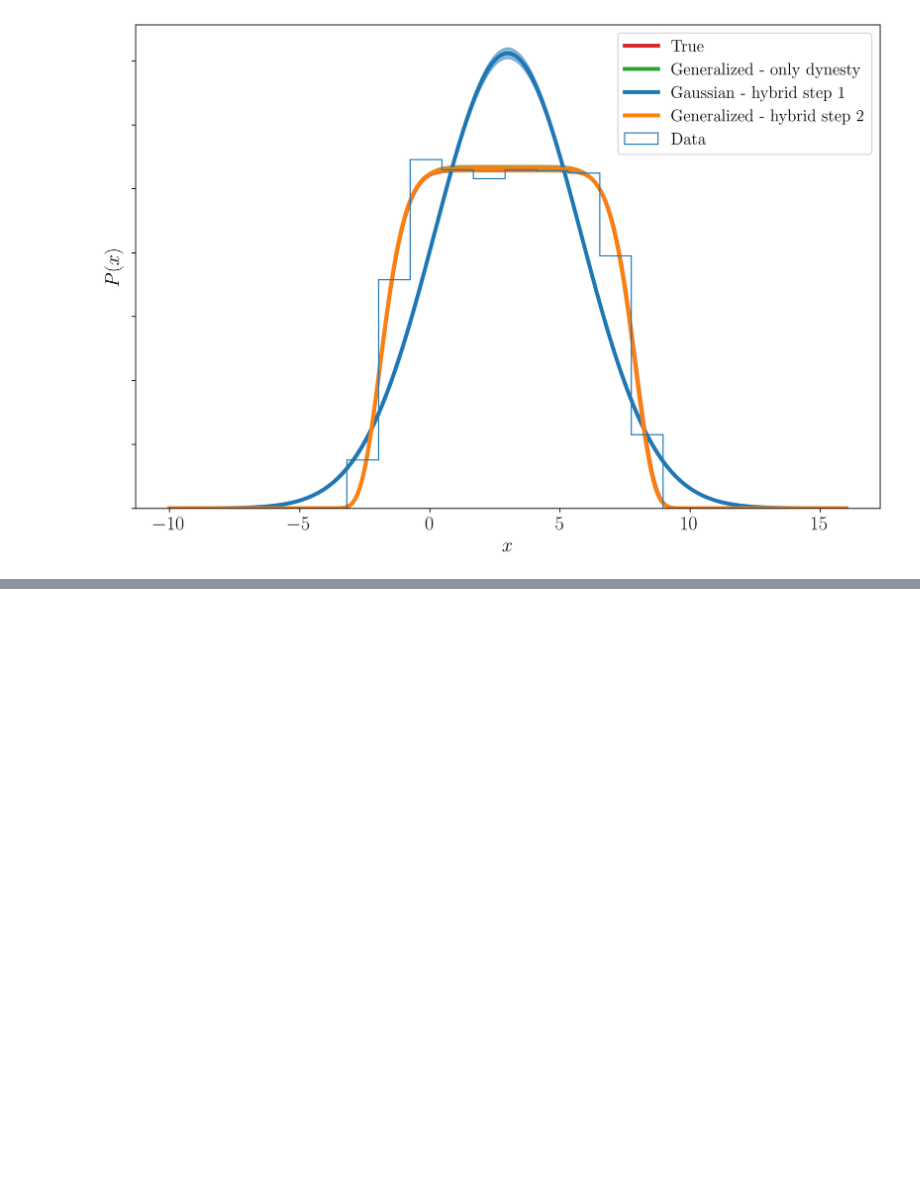
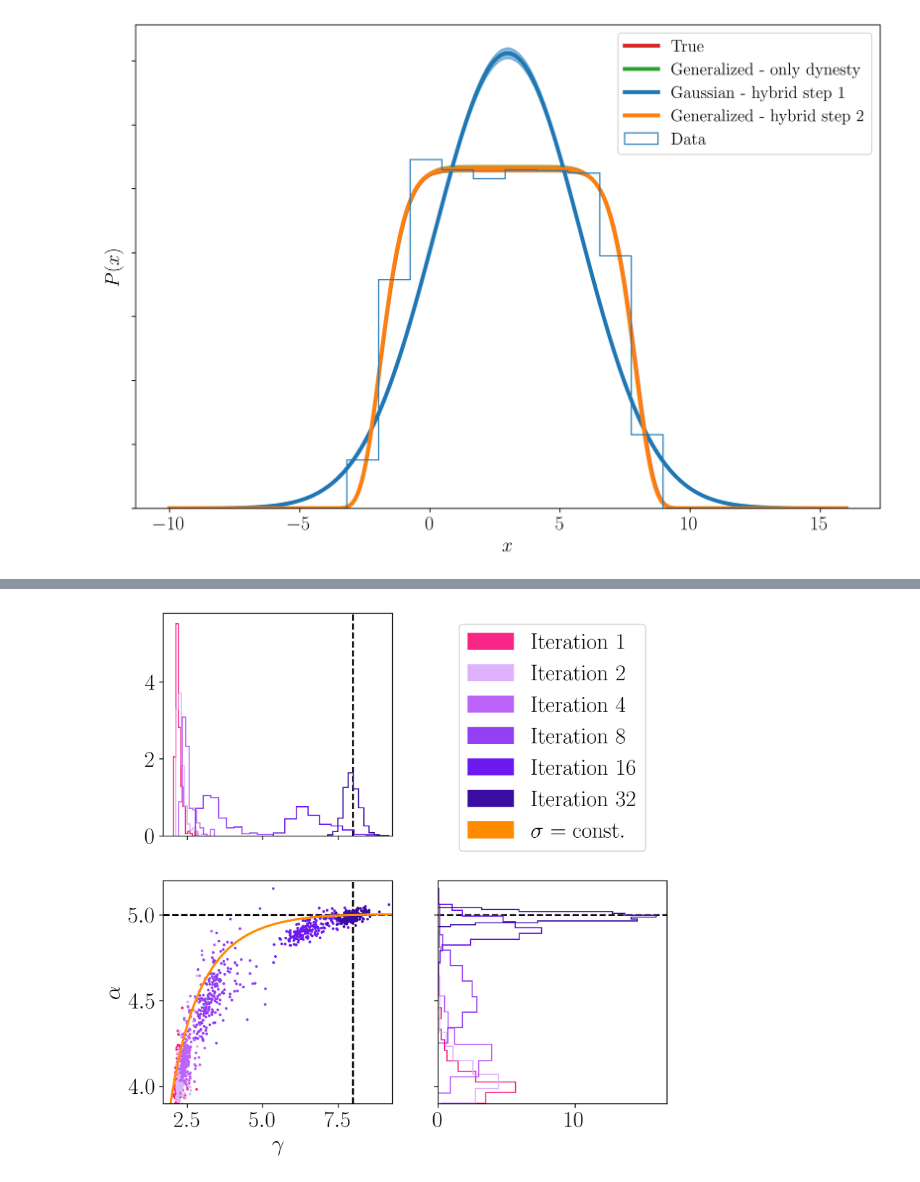
Before and after one commit to noahewolfe/tgr-hybrid-sampling, a Jupyter notebook: toy-model_misspecified.ipynb, the cells around one changed output, grey strips where cells are left out. Saved outputs shown, nothing was run; the diff lists cells and outputs as text; code cells hidden in the pictures; blank space fills up the shorter version.

```diff
--- a/toy-model_misspecified.ipynb
+++ b/toy-model_misspecified.ipynb
@@ -340,0 +376,37 @@ plot_posterior_predictive_distribution(
+# %%
+import dill
+
+with open("./misspecified/misspecified_ptemcee-step/misspecified_ptemcee-step_checkpoint_resume.pickle", "rb") as f:
+    pt_resume = dill.load(f)
+
+iterations = np.array([1, 2, 4, 8, 16, 32])
+
+fig, axes = plot_single_evolution(
+    hybrid_result = result_hybrid_pt, hybrid_resume = pt_resume,
+    xparam = "beta", yparam = "alpha",
+    xlabel = r"$\gamma$", ylabel = r"$\alpha$",
+    xtrue = beta_true, ytrue = alpha_true,
+    iterations = iterations - 1
+)
+
+beta_idx = result_hybrid_pt.search_parameter_keys.index("beta")
+min_beta = pt_resume["chain_array"][:,:,beta_idx].min()
+max_beta = pt_resume["chain_array"][:,:,beta_idx].max()
+test_beta = np.linspace(min_beta, max_beta, 1000)
+
+axes[1,0].plot(
+    test_beta, [ sigma_to_alpha(sigma_true, beta = b) for b in test_beta ],
+    color = "#FF8C00", linewidth=2
+)
+axes[1,0].set_xlim(1.7, 9.3)
+axes[1,0].set_ylim(3.90, 5.2)
+
+axes[0,1].legend(
+    [ mpl.patches.Patch(facecolor=c, edgecolor=c) for c in [HYBRID_INIT_COLOR] + HYBRID_EVOL_COLORS[:len(iterations) - 1] ] + [ mpl.patches.Patch(facecolor="#FF8C00", edgecolor="#FF8C00") ],
+    [ f"Iteration %d" % it for it in iterations ] + [ r"$\sigma = \mathrm{const.}$" ],
+    loc = "upper center"
+)
+
+fig.savefig("./figures/corner.pdf", bbox_inches="tight")
+# %% [output]
+[figure, added]
```
Also changed, not shown: parts of 6 cells of this notebook, 5 other files.
